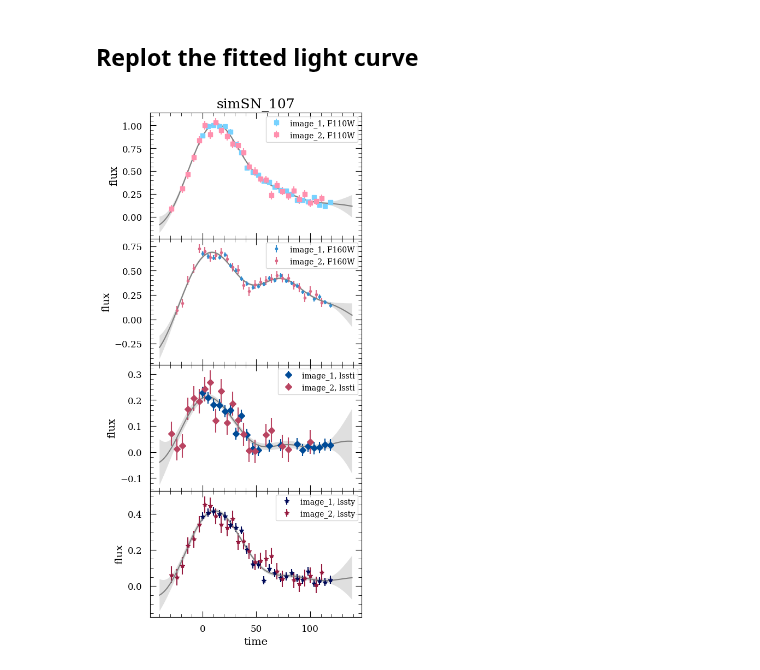
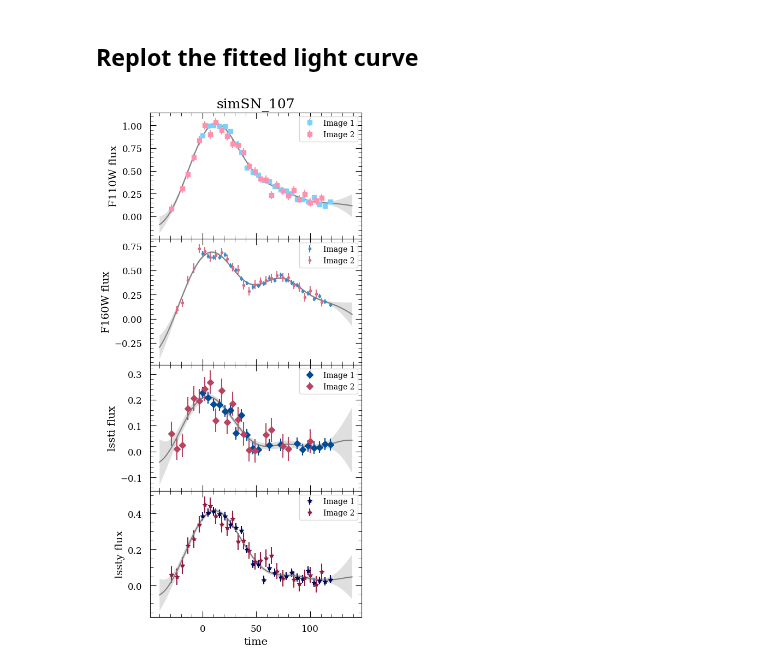
Before and after one commit to erinhay/GausSN, a Jupyter notebook: ipynb/fitting_SLSN_example.ipynb, the cells around one changed output. Drawn from its saved outputs; the diff is of its cells as text; code cells hidden in the pictures.

```diff
--- a/ipynb/fitting_SLSN_example.ipynb
+++ b/ipynb/fitting_SLSN_example.ipynb
@@ -115,3 +112,26 @@ plt.subplots_adjust(hspace=0)
+# %%
+data = ascii.read(fn)
+data.sort(['band', 'image', 'time'])
+
+from astropy.table import Table, vstack
+repeats = 27
+for pb_id in np.unique(data['band']):
+    band = data[data['band'] == pb_id]
+    for im_id in np.unique(data['image']):
+        image = band[band['image'] == im_id]
+        if len(image) < repeats:
+            n_new = repeats - len(image)
+            times = np.repeat(-9999, n_new)
+            bands = np.repeat(pb_id, n_new)
+            fluxes = np.repeat(0, n_new)
+            fluxerrs = np.repeat(9999, n_new)
+            zps = np.repeat(28, n_new)
+            zpsyss = np.repeat('AB', n_new)
+            images = np.repeat(im_id, n_new)
+            new_obs = Table([times, bands, fluxes, fluxerrs, zps, zpsyss, images],
+                            names=['time', 'band', 'flux', 'fluxerr', 'zp', 'zpsys', 'image'])
+            data = vstack([data, new_obs])
+data.sort(['band', 'image', 'time'])
 # %% [markdown]
 ## Fit a GP using Dynesty Nested Sampling for parameter optimization
 # %%
@@ -130,13 +149,15 @@ WARNING:jax._src.lib.xla_bridge:No GPU/TPU found, falling back to CPU. (Set TF_C
 <Figure size 640x480 with 0 Axes>
 # %% [markdown]
 ## Replot the fitted light curve
+# %%
+data = data[data['time'] > -9999]
 # %%
 # set of times for plotting the fitted GP
 times = np.arange(-40, 140, 1)
 
 # redefine the gp (and therefore kernel and mean function) with the fitted kernel parameters
 meanfunc = meanfuncs.UniformMean([0])
-kernel = kernels.ExpSquaredKernel([mean[0], mean[1]])
+kernel = kernels.ExpSquaredKernel([0.35, 30])
 gp = gausSN.GP(kernel, meanfunc)
 
 fig, ax = plt.subplots(len(np.unique(data['band'])), 1, figsize=(5,12), sharex=True)
@@ -152,41 +173,41 @@ for b, pb_id in enumerate(np.unique(data['band'])):
         image = band[band['image'] == im_id]
 
         if im_id == 'image_2':
-            # shift image 2 in time by mean[2] (the time delay) and scale by mean[3] (the magnification)
-            ax[b].errorbar(image['time']-mean[2], image['flux']/factor/mean[3], yerr=image['fluxerr']/factor/mean[3],
-                           ls='None', marker=markers[b], color=colors[m][b], label=f"{im_id}, {pb_id}")
+            # shift image 2 in time by mean[0] (the time delay) and scale by mean[1] (the magnification)
+            ax[b].errorbar(image['time']-mean[0], image['flux']/factor/mean[1], yerr=image['fluxerr']/factor/mean[1],
+                           ls='None', marker=markers[b], color=colors[m][b], label=f"Image {im_id[-1]}")
 
             # stack the time-shifted and magnified data for later use
-            stacked_x = stacked_x + list(image['time']-mean[2])
-            stacked_y = stacked_y + list(image['flux']/factor/mean[3])
-            stacked_yerr = stacked_yerr + list(image['fluxerr']/factor/mean[3])
+            stacked_x = stacked_x + list(image['time']-mean[0])
+            stacked_y = stacked_y + list(image['flux']/factor/mean[1])
+            stacked_yerr = stacked_yerr + list(image['fluxerr']/factor/mean[1])
 
         else:
             # nothing changes about image 1!
             ax[b].errorbar(image['time'], image['flux']/factor, yerr=image['fluxerr']/factor,
-                           ls='None', marker=markers[b], color=colors[m][b], label=f"{im_id}, {pb_id}")
+                           ls='None', marker=markers[b], color=colors[m][b], label=f"Image {im_id[-1]}")
 
             # stack the data for later use
             stacked_x = stacked_x + list(image['time'])
             stacked_y = stacked_y + list(image['flux']/factor)
             stacked_yerr = stacked_yerr + list(image['fluxerr']/factor)
 
         # Add legends and labels
         ax[b].legend()
-        ax[b].set_ylabel('flux', fontsize=14)
+        ax[b].set_ylabel(f"{pb_id} flux", fontsize=14)
 
     # use the GP with the best fit parameters to fit the curves at a more densly sampled set of times, times
     ## we use the time shifted and magnified (as appropriate) data to condition the GP
     exp, cov = gp.predict(times, np.array(stacked_x), np.array(stacked_y), np.array(stacked_yerr))
 
     # plot with a 1 sigma confidence region
     ax[b].plot(times, exp, color='gray')
     ax[b].fill_between(times, exp-np.sqrt(np.diag(cov)), exp + np.sqrt(np.diag(cov)), color='gray', alpha=0.25,
                        edgecolor='None')
 
 # Add more labels
 ax[3].set_xlabel('time', fontsize=14)
 ax[0].set_title(snid, fontsize=18)
 plt.subplots_adjust(hspace=0)
 # %% [output]
-[figure, old version]
+[figure, new version]
```
Also changed, not shown: parts of 3 cells of this notebook, 1 other file.
